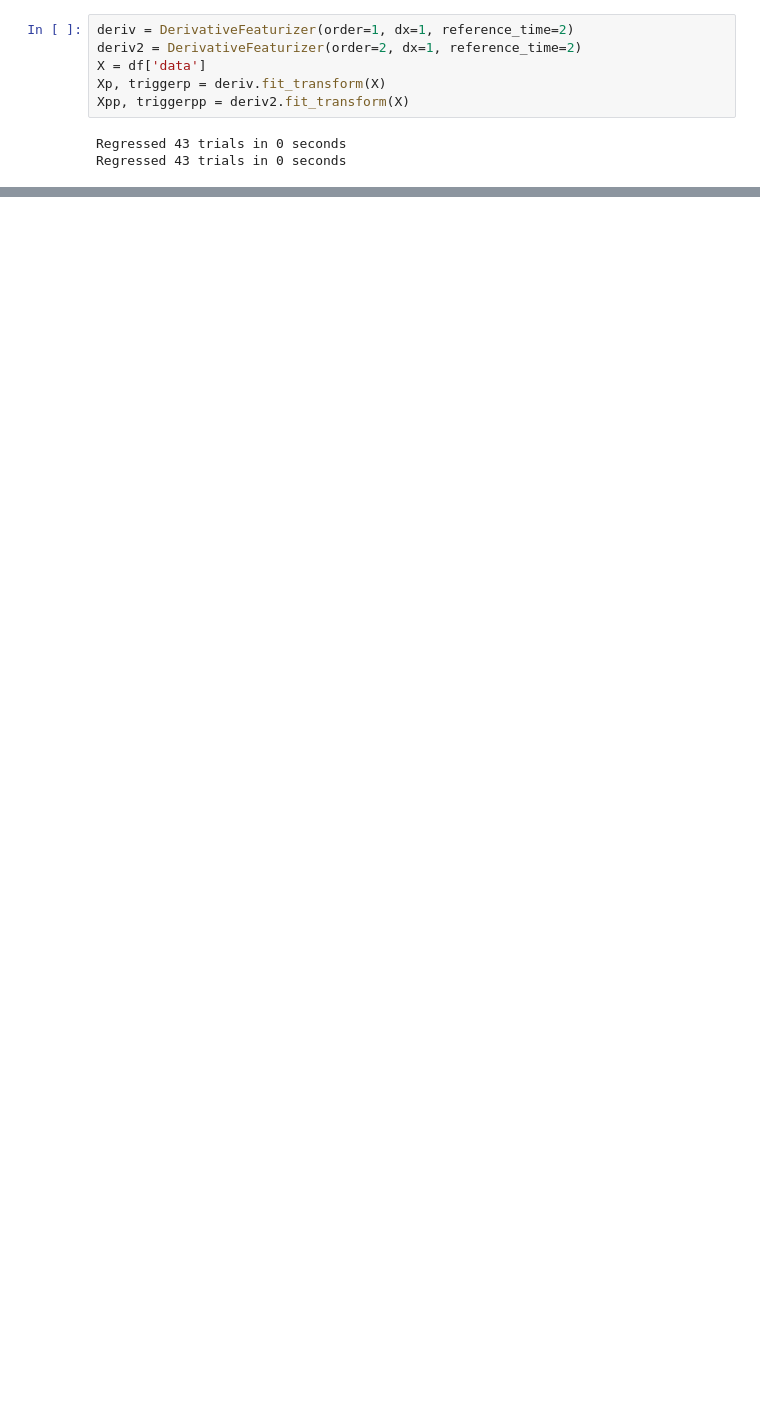
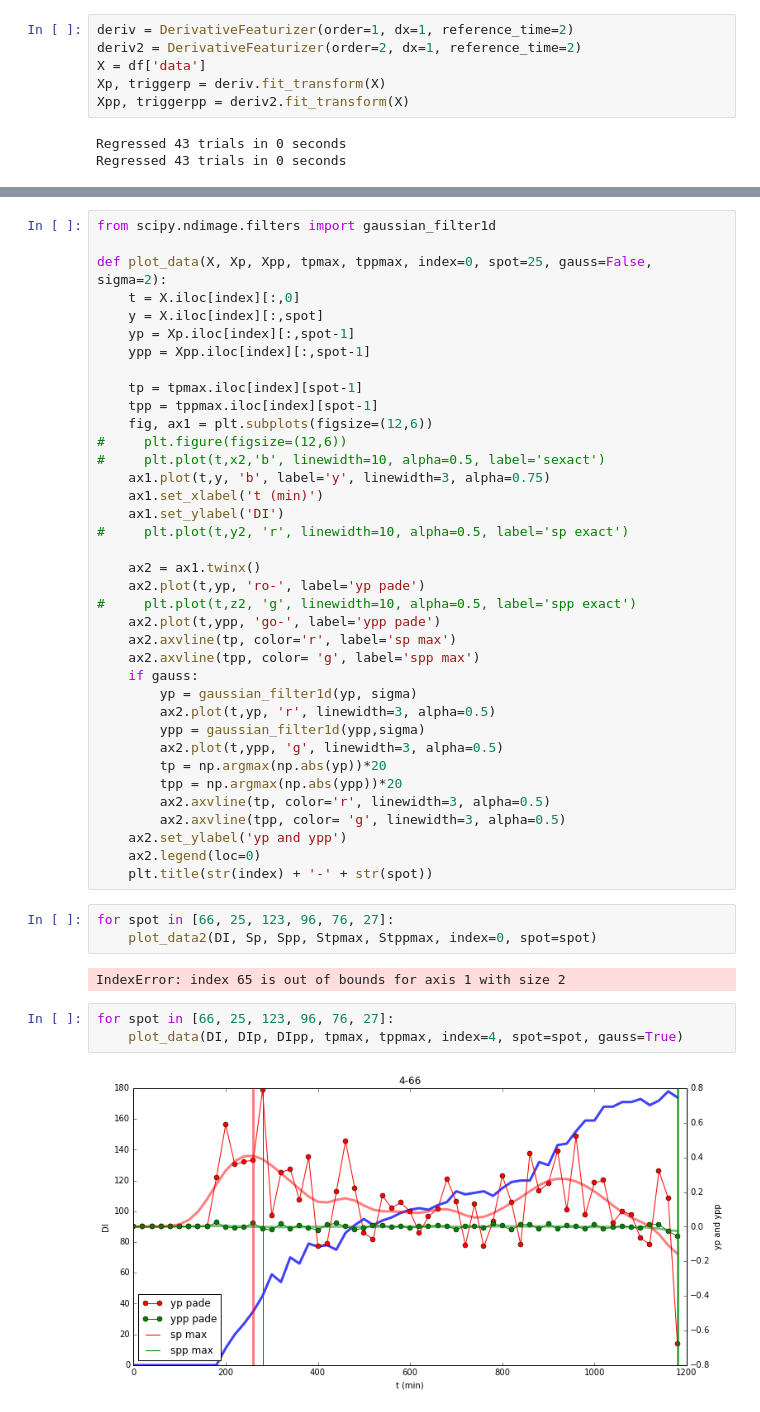
Before and after one commit to andersberliner/smelling_sepsis, a Jupyter notebook: Derivative Featurizer debugger.ipynb, the cells around one changed output, grey strips where cells are left out. Cells and saved outputs as stored; diff of their text form; blank space fills up the shorter version.

```diff
--- a/Derivative Featurizer debugger.ipynb
+++ b/Derivative Featurizer debugger.ipynb
@@ -188,0 +304,47 @@ sigmoid 5.0 6.0
+# %%
+from scipy.ndimage.filters import gaussian_filter1d
+
+def plot_data(X, Xp, Xpp, tpmax, tppmax, index=0, spot=25, gauss=False, sigma=2):
+    t = X.iloc[index][:,0]
+    y = X.iloc[index][:,spot]
+    yp = Xp.iloc[index][:,spot-1]
+    ypp = Xpp.iloc[index][:,spot-1]
+
+    tp = tpmax.iloc[index][spot-1]
+    tpp = tppmax.iloc[index][spot-1]
+    fig, ax1 = plt.subplots(figsize=(12,6))
+#     plt.figure(figsize=(12,6))
+#     plt.plot(t,x2,'b', linewidth=10, alpha=0.5, label='sexact')
+    ax1.plot(t,y, 'b', label='y', linewidth=3, alpha=0.75)
+    ax1.set_xlabel('t (min)')
+    ax1.set_ylabel('DI')
+#     plt.plot(t,y2, 'r', linewidth=10, alpha=0.5, label='sp exact')
+
+    ax2 = ax1.twinx()
+    ax2.plot(t,yp, 'ro-', label='yp pade')
+#     plt.plot(t,z2, 'g', linewidth=10, alpha=0.5, label='spp exact')
+    ax2.plot(t,ypp, 'go-', label='ypp pade')
+    ax2.axvline(tp, color='r', label='sp max')
+    ax2.axvline(tpp, color= 'g', label='spp max')
+    if gauss:
+        yp = gaussian_filter1d(yp, sigma)
+        ax2.plot(t,yp, 'r', linewidth=3, alpha=0.5)
+        ypp = gaussian_filter1d(ypp,sigma)
+        ax2.plot(t,ypp, 'g', linewidth=3, alpha=0.5)
+        tp = np.argmax(np.abs(yp))*20
+        tpp = np.argmax(np.abs(ypp))*20
+        ax2.axvline(tp, color='r', linewidth=3, alpha=0.5)
+        ax2.axvline(tpp, color= 'g', linewidth=3, alpha=0.5)
+    ax2.set_ylabel('yp and ypp')
+    ax2.legend(loc=0)
+    plt.title(str(index) + '-' + str(spot))
+# %%
+for spot in [66, 25, 123, 96, 76, 27]:
+    plot_data2(DI, Sp, Spp, Stpmax, Stppmax, index=0, spot=spot)
+# %% [output]
+IndexError: index 65 is out of bounds for axis 1 with size 2
+# %%
+for spot in [66, 25, 123, 96, 76, 27]:
+    plot_data(DI, DIp, DIpp, tpmax, tppmax, index=4, spot=spot, gauss=True)
+# %% [output]
+[figure, added]
```
Also changed, not shown: parts of 21 cells of this notebook, 11 other files.
